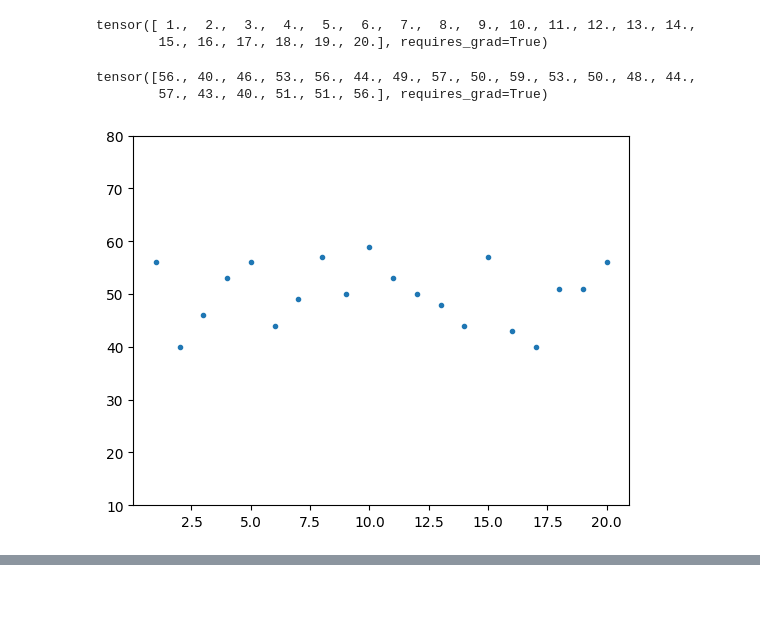
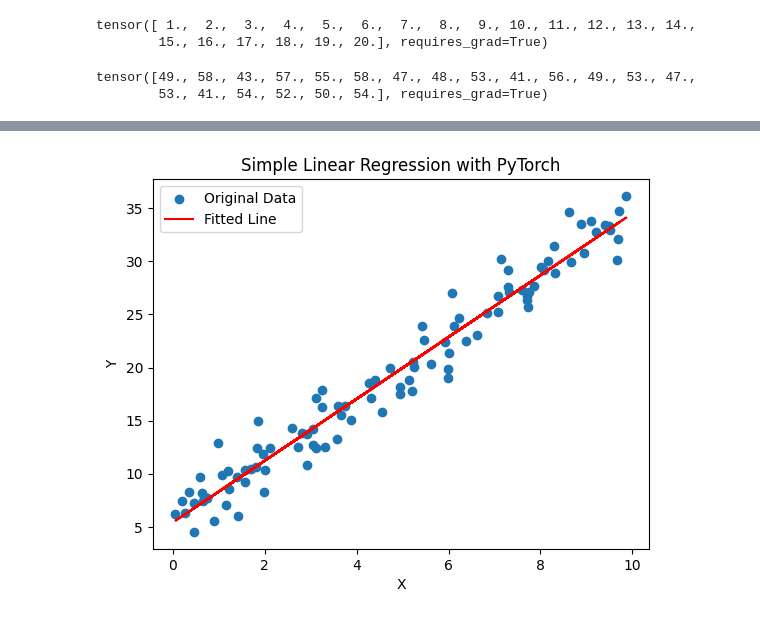
Before and after one commit to MDSALMANSHAMS/Learning, a Jupyter notebook: Python ML/1/1_SLR_with_NN.ipynb, the cells around one changed output, grey strips where cells are left out. Cells and saved outputs as stored; diff of their text form; code cells hidden in the pictures; blank space fills up the shorter version.

```diff
--- a/Python ML/1/1_SLR_with_NN.ipynb
+++ b/Python ML/1/1_SLR_with_NN.ipynb
@@ -9,18 +20,3 @@ a1
 # %% [output]
 tensor([ 1.,  2.,  3.,  4.,  5.,  6.,  7.,  8.,  9., 10., 11., 12., 13., 14.,
         15., 16., 17., 18., 19., 20.], requires_grad=True)
-# %%
-a2= torch.randint(40,60,size=(20,), dtype=torch.float32, requires_grad=True)
-a2
-# %% [output]
-tensor([56., 40., 46., 53., 56., 44., 49., 57., 50., 59., 53., 50., 48., 44.,
-        57., 43., 40., 51., 51., 56.], requires_grad=True)
-# %%
-a1_np = a1.detach().numpy()
-a2_np = a2.detach().numpy()
-
-plt.plot(a1_np, a2_np, '.')
-plt.ylim(10, 80)
-plt.show()
-# %% [output]
-[figure, removed]
@@ -37,0 +23,61 @@ model = reg_model()
+# %%
+a2
+# %% [output]
+tensor([49., 58., 43., 57., 55., 58., 47., 48., 53., 41., 56., 49., 53., 47.,
+        53., 41., 54., 52., 50., 54.], requires_grad=True)
+# %%
+# Generate synthetic data
+np.random.seed(42)
+X = np.random.rand(100, 1) * 10  # Random values between 0 and 10
+Y = 3 * X + 5 + np.random.normal(0, 2, (100, 1))  # y = 3x + 5 + noise
+
+# Convert numpy arrays to torch tensors
+X_train = torch.tensor(X, dtype=torch.float32)
+Y_train = torch.tensor(Y, dtype=torch.float32)
+# %%
+# Define a simple neural network model
+class LinearRegressionModel(nn.Module):
+    def __init__(self):
+        super(LinearRegressionModel, self).__init__()
+        self.linear = nn.Linear(1, 1)  # One input and one output neuron
+
+    def forward(self, x):
+        return self.linear(x)
+
+# Initialize model, loss function, and optimizer
+model = LinearRegressionModel()
+criterion = nn.MSELoss()  # Mean Squared Error Loss
+optimizer = optim.SGD(model.parameters(), lr=0.01)  # Stochastic Gradient Descent
+
+# Training loop
+epochs = 1000
+for epoch in range(epochs):
+    # model.train()
+
+    # Forward pass
+    predictions = model(X_train)
+
+    # loss calculation
+    loss = criterion(predictions, Y_train)
+
+    # Backward pass
+    optimizer.zero_grad()
+    loss.backward()
+    optimizer.step()
+
+    # Print loss every 100 epochs
+    if epoch % 100 == 0:
+        print(f"Epoch {epoch}: Loss = {loss.item():.4f}")
+
+# Plot results
+with torch.no_grad():
+    Y_pred = model(X_train).numpy()
+
+plt.scatter(X, Y, label="Original Data")
+plt.plot(X, Y_pred, color='red', label="Fitted Line")
+plt.xlabel("X")
+plt.ylabel("Y")
+plt.legend()
+plt.title("Simple Linear Regression with PyTorch")
+plt.show()
+# %% [output]
@@ -37,0 +94 @@ model = reg_model()
+[figure, added]
```
Also changed, not shown: parts of 13 cells of this notebook, 5 other files.
